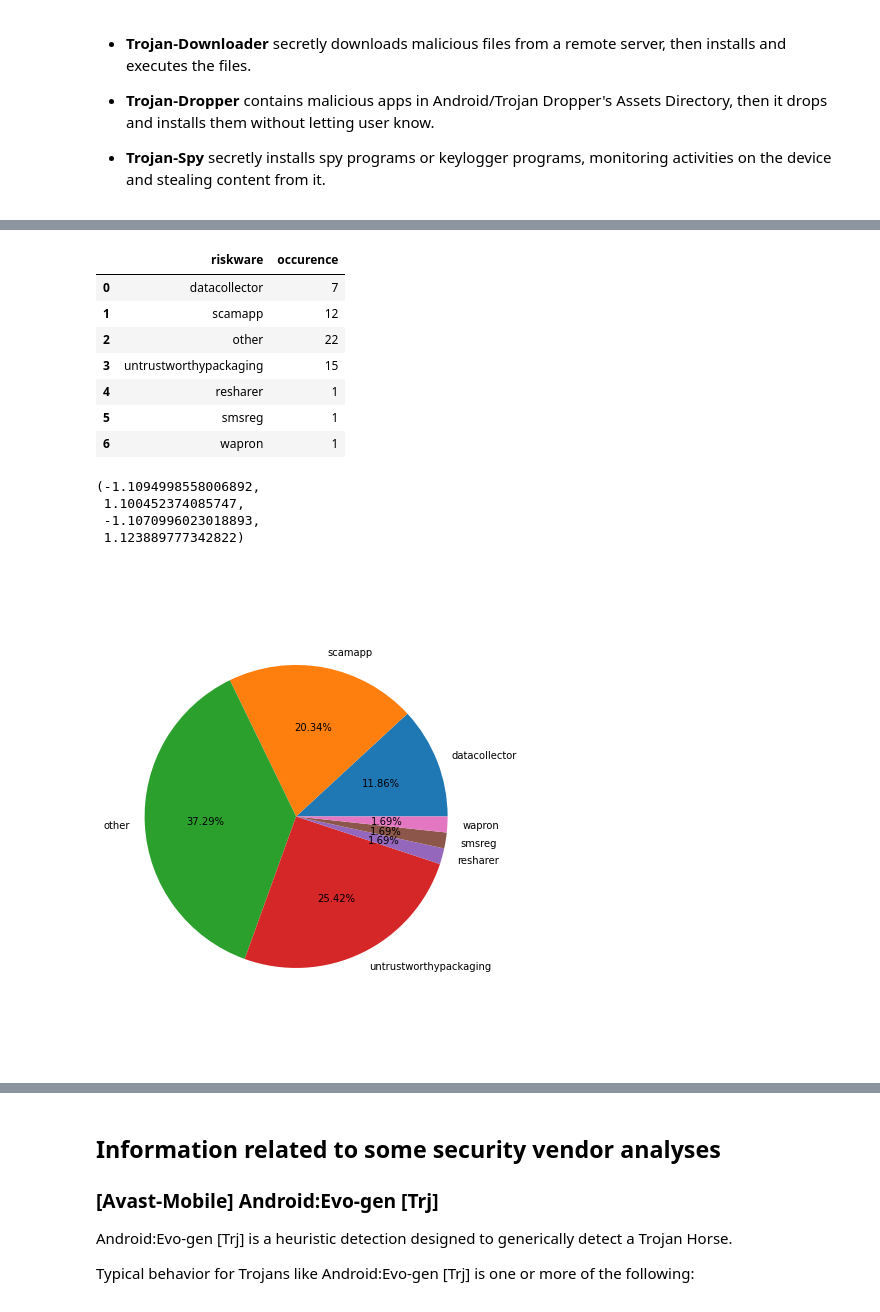
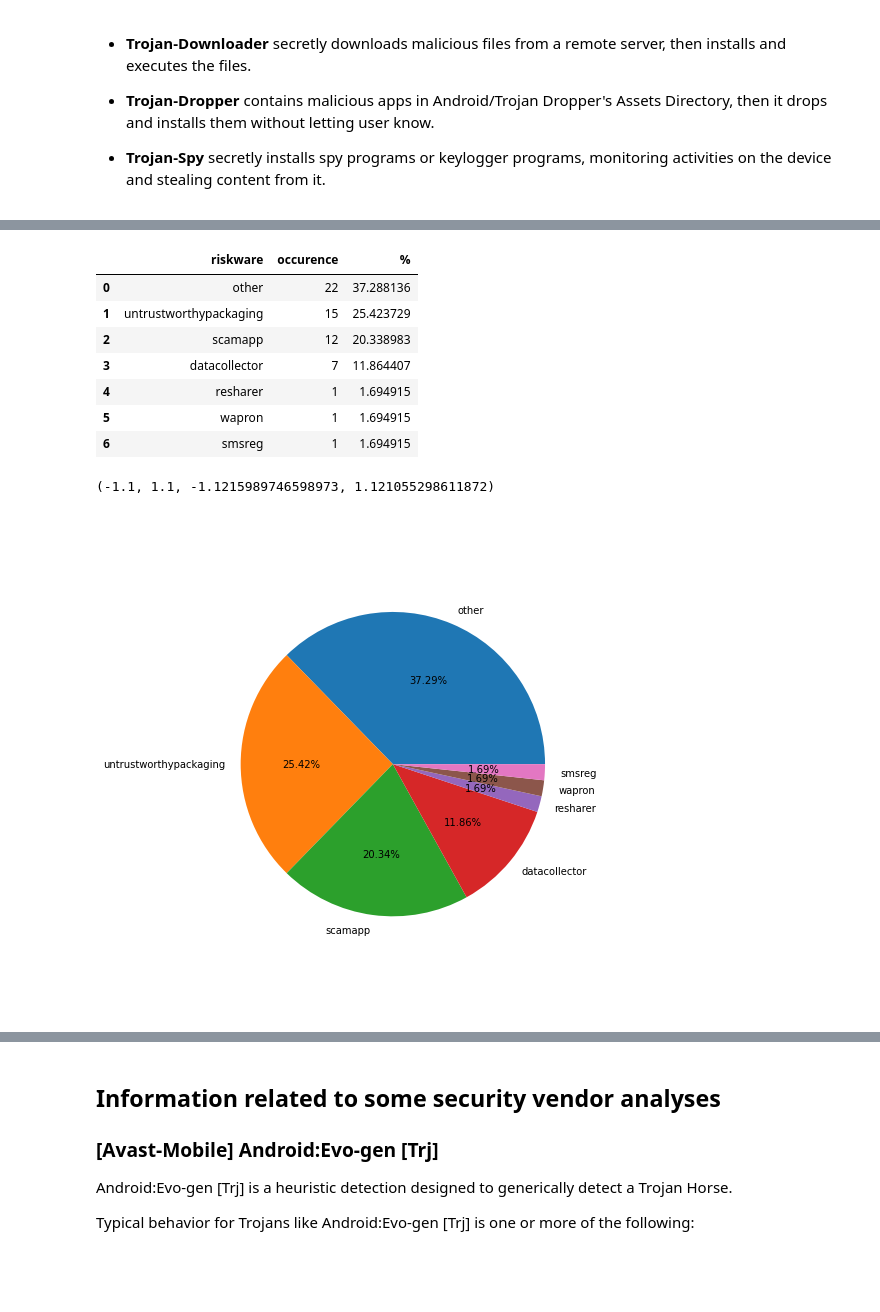
Before and after one commit to ChaseSecurity/Reflected-Search-Poisoning-for-Illicit-Promotion, a Jupyter notebook: Website_Timemachine/App/app_virustotal_analysis.ipynb, the cells around one changed output, grey strips where cells are left out. Drawn from its saved outputs; the diff is of its cells as text; code cells hidden in the pictures; blank space fills up the shorter version.

```diff
--- a/Website_Timemachine/App/app_virustotal_analysis.ipynb
+++ b/Website_Timemachine/App/app_virustotal_analysis.ipynb
@@ -449,42 +448,40 @@ plt.axis('equal')
 # %%
 # Distribution of Riskware
 import csv
 
 riskware_mapping = dict()
 with open("./vendor_analysis_mapping.csv", "r", encoding="utf-8") as csv_file:
     reader = csv.reader(csv_file)
     next(reader)
     for row in reader:
         if row[1] == 'Riskware':
             riskware_mapping[row[0]] = row[2].lower()
 
 riskware_to_apks = defaultdict(set)
 for apk in mobile_threats_to_apks['riskware']:
     for va in vendor_analyses:
         if apk in vendor_analyses[va] and va_mapping[va] == 'riskware':
             riskware_to_apks[riskware_mapping[va]].add(apk)
 
-df = pd.DataFrame([(k, len(riskware_to_apks[k])) for k in riskware_to_apks], columns=['riskware', 'occurence'])
+df = pd.DataFrame([(k, len(riskware_to_apks[k])) for k in riskware_to_apks], columns=['riskware', 'occurence']).sort_values('occurence', ascending=False)
+df['%'] = 100 * (df['occurence'] / df['occurence'].sum())
 display(df)
 # df.groupby(['riskware']).sum().plot(kind='pie', y='occurence', autopct='%1.0f%%', title='Distribution of Riskware')
 
 plt.figure(figsize=(6,9))
 plt.pie(df['occurence'], labels=df['riskware'], autopct="%.2f%%")
 plt.axis('equal')
 # %% [output]
-|  | riskware | occurence |
-| 0 | datacollector | 7 |
-| 1 | scamapp | 12 |
-| 2 | other | 22 |
-| 3 | untrustworthypackaging | 15 |
-| 4 | resharer | 1 |
-| 5 | smsreg | 1 |
-| 6 | wapron | 1 |
+|  | riskware | occurence | % |
+| 0 | other | 22 | 37.288136 |
+| 1 | untrustworthypackaging | 15 | 25.423729 |
+| 2 | scamapp | 12 | 20.338983 |
+| 3 | datacollector | 7 | 11.864407 |
+| 4 | resharer | 1 | 1.694915 |
+| 5 | wapron | 1 | 1.694915 |
+| 6 | smsreg | 1 | 1.694915 |
-(-1.1094998558006892,
- 1.100452374085747,
- -1.1070996023018893,
- 1.123889777342822)
+(-1.1, 1.1, -1.1215989746598973, 1.121055298611872)
-[figure, old version]
+[figure, new version]
 # %%
 # Distribution of Trojan
 import csv
```
Also changed, not shown: parts of 6 cells of this notebook.
